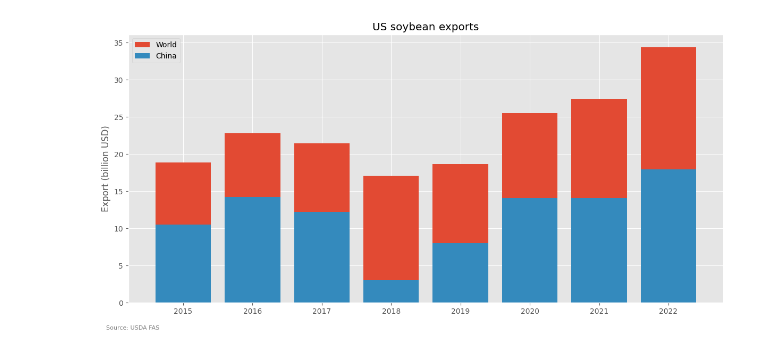
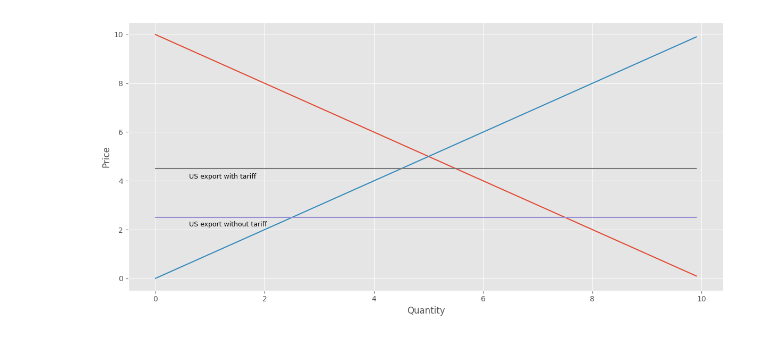
Before and after one commit to Arafat-learning/soybean_trade, a Jupyter notebook: figure_2.ipynb, the cells around one changed output. Saved outputs shown, nothing was run; the diff lists cells and outputs as text; code cells hidden in the pictures.

```diff
--- a/figure_2.ipynb
+++ b/figure_2.ipynb
@@ -7,26 +1,48 @@ china = np.array([10.489267, 14.203109,	12.224950, 3.120091, 8.005228, 14.068113
+# %%
+import numpy as np
+
+q = np.arange(100)
+q = q/10
+d = 10-q
+s = q
+no_tax = np.full(100, 2.5)
+tax = np.full(100,4.5)
 # %%
 import matplotlib.pyplot as plt
 
 plt.style.use("ggplot")
 
 fig = plt.figure(figsize=(12, 6))
 
-plt.bar(np.arange(2015, 2023), world, label = "World")
-plt.bar(np.arange(2015, 2023), china, label = "China")
+plt.plot(q, d)
+plt.plot(q, s)
+plt.plot(q, no_tax)
+plt.plot(q, tax)
 
-plt.title("US soybean exports")
-plt.ylabel("Export (billion USD)")
-plt.ticklabel_format(style='plain', axis='y')
-plt.legend()
 fig.text(
-    0.02,                   # X-coordinate (0.0 = far left, 1.0 = far right)
-    0.01,                   # Y-coordinate (0.0 = bottom, 1.0 = top)
-    "Source: USDA FAS",
-    fontsize=8,             # Keep it small
-    color='gray',
+    0.15,                   # X-coordinate (0.0 = far left, 1.0 = far right)
+    0.485,                   # Y-coordinate (0.0 = bottom, 1.0 = top)
+    "US export with tariff",
+    fontsize=9,             # Keep it small
+    color='black',
     ha='left'               # Horizontal alignment
 )
+fig.text(
+    0.15,                   # X-coordinate (0.0 = far left, 1.0 = far right)
+    0.335,                   # Y-coordinate (0.0 = bottom, 1.0 = top)
+    "US export without tariff",
+    fontsize=9,             # Keep it small
+    color='black',
+    ha='left'               # Horizontal alignment
+)
+
+plt.title("")
+plt.ylabel("Price")
+plt.xlabel("Quantity")
+plt.ticklabel_format(style='plain', axis='y')
 fig.tight_layout(rect=[0, 0.03, 1, 1])
 plt.show()
+
+plt.show()
 # %% [output]
-[figure, old version]
+[figure, new version]
```
Also changed, not shown: parts of 1 cell of this notebook.
